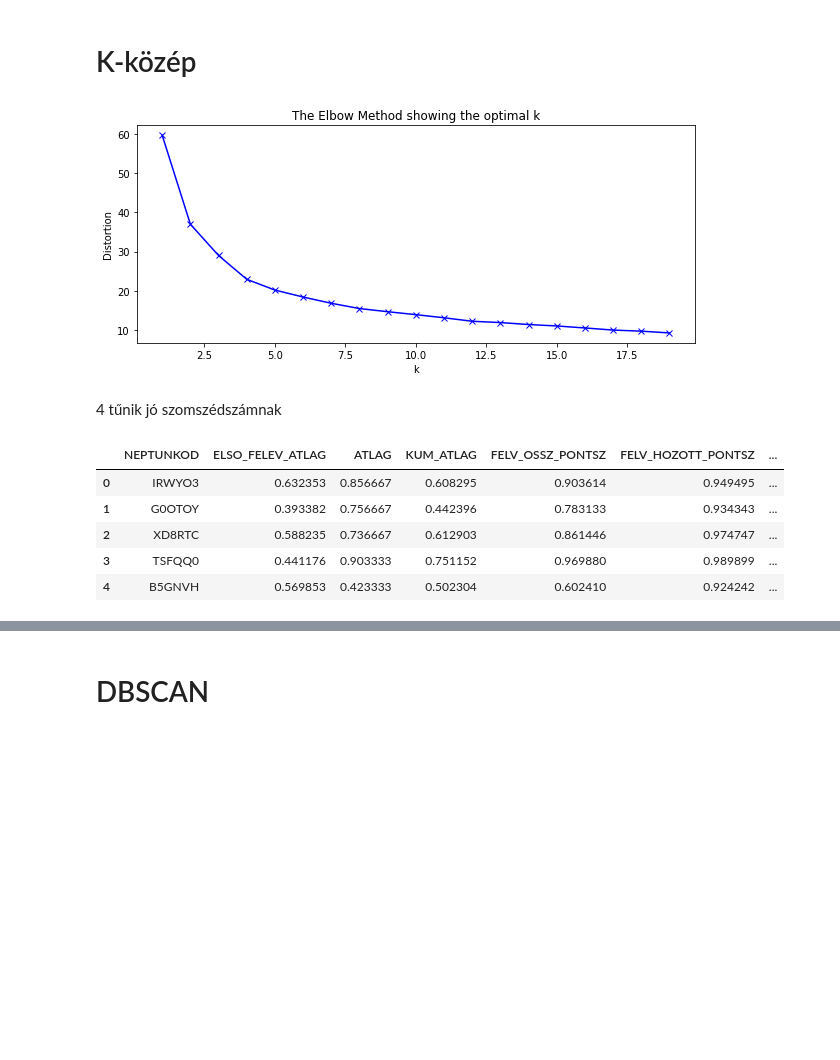
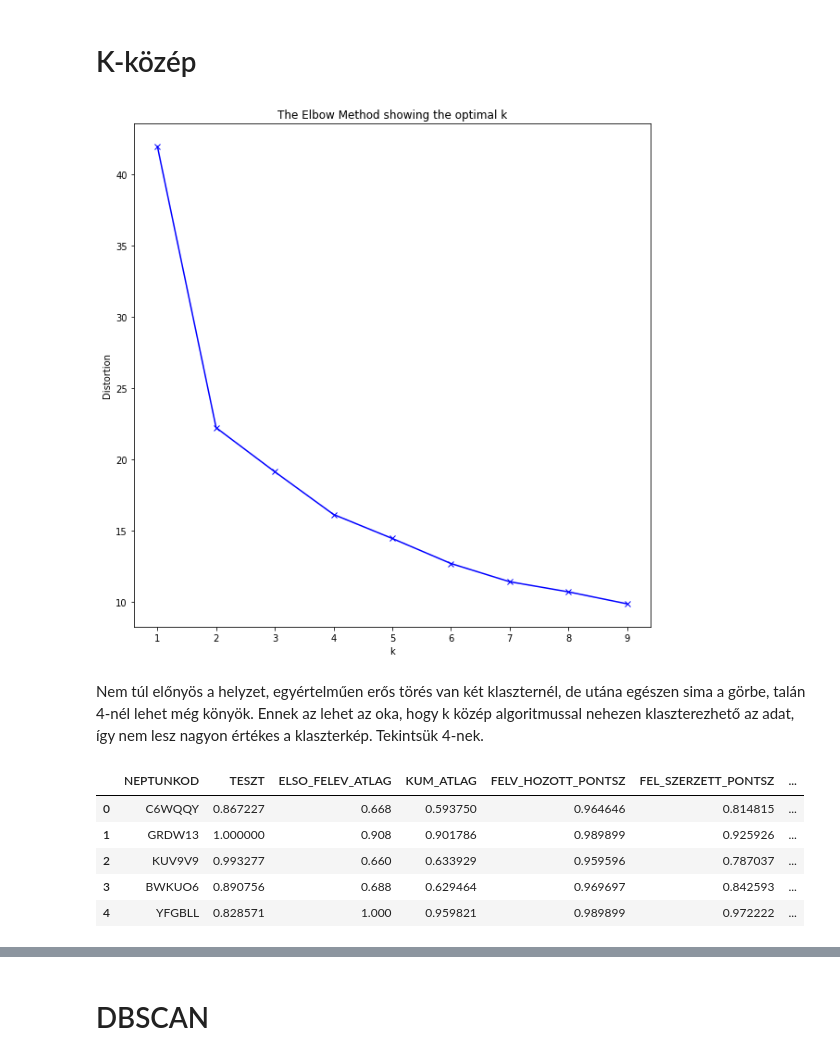
Before and after one commit to konderal333/-nkutfel, a Jupyter notebook: ONKUTFEL2/öngud.ipynb, the cells around one changed output, grey strips where cells are left out. Cells and saved outputs as stored; diff of their text form; code cells hidden in the pictures; blank space fills up the shorter version.

```diff
--- a/ONKUTFEL2/öngud.ipynb
+++ b/ONKUTFEL2/öngud.ipynb
@@ -1050,26 +1066,26 @@ plt.show()
 # %%
 from sklearn.cluster import KMeans
 # %%
-df = klacter_18_scaled[list(klacter_18_scaled.columns)[1:]]
+df = klacter_19_scaled[list(klacter_19_scaled.columns)[1:]]
 # %%
 distortions = []
-K = range(1,20)
+K = range(1,10)
 
 for k in K:
     kmeanModel = KMeans(n_clusters=k)
     kmeanModel.fit(df)
     distortions.append(kmeanModel.inertia_)
 
-plt.figure(figsize=(10,4))
+plt.figure(figsize=(10,10))
 plt.plot(K, distortions, 'bx-')
 plt.xlabel('k')
 plt.ylabel('Distortion')
 plt.title('The Elbow Method showing the optimal k')
 plt.show()
 # %% [output]
-[figure, old version]
+[figure, new version]
-# %% [markdown]
-4 tűnik jó szomszédszámnak
+# %% [markdown]
+Nem túl előnyös a helyzet, egyértelműen erős törés van két klaszternél, de utána egészen sima a görbe, talán 4-nél lehet még könyök. Ennek az lehet az oka, hogy k közép algoritmussal nehezen klaszterezhető az adat, így nem lesz nagyon értékes a klaszterkép. Tekintsük 4-nek.
 # %%
 kmeanModel = KMeans(n_clusters=4)
 kmeanModel.fit(df)
@@ -1077,9 +1093,9 @@ klacter_18_scaled.insert(klacter_18_scaled.shape[1], 'k_means', kmeanModel.predi
 # %%
-klacter_18_scaled.head()
+klacter_19_scaled.head()
 # %% [output]
-|  | NEPTUNKOD | ELSO_FELEV_ATLAG | ATLAG | KUM_ATLAG | FELV_OSSZ_PONTSZ | FELV_HOZOTT_PONTSZ | ... |
-| 0 | IRWYO3 | 0.632353 | 0.856667 | 0.608295 | 0.903614 | 0.949495 | ... |
-| 1 | G0OTOY | 0.393382 | 0.756667 | 0.442396 | 0.783133 | 0.934343 | ... |
-| 2 | XD8RTC | 0.588235 | 0.736667 | 0.612903 | 0.861446 | 0.974747 | ... |
-| 3 | TSFQQ0 | 0.441176 | 0.903333 | 0.751152 | 0.969880 | 0.989899 | ... |
-| 4 | B5GNVH | 0.569853 | 0.423333 | 0.502304 | 0.602410 | 0.924242 | ... |
+|  | NEPTUNKOD | TESZT | ELSO_FELEV_ATLAG | KUM_ATLAG | FELV_HOZOTT_PONTSZ | FEL_SZERZETT_PONTSZ | ... |
+| 0 | C6WQQY | 0.867227 | 0.668 | 0.593750 | 0.964646 | 0.814815 | ... |
+| 1 | GRDW13 | 1.000000 | 0.908 | 0.901786 | 0.989899 | 0.925926 | ... |
+| 2 | KUV9V9 | 0.993277 | 0.660 | 0.633929 | 0.959596 | 0.787037 | ... |
+| 3 | BWKUO6 | 0.890756 | 0.688 | 0.629464 | 0.969697 | 0.842593 | ... |
+| 4 | YFGBLL | 0.828571 | 1.000 | 0.959821 | 0.989899 | 0.972222 | ... |
```
Also changed, not shown: parts of 11 cells of this notebook.
